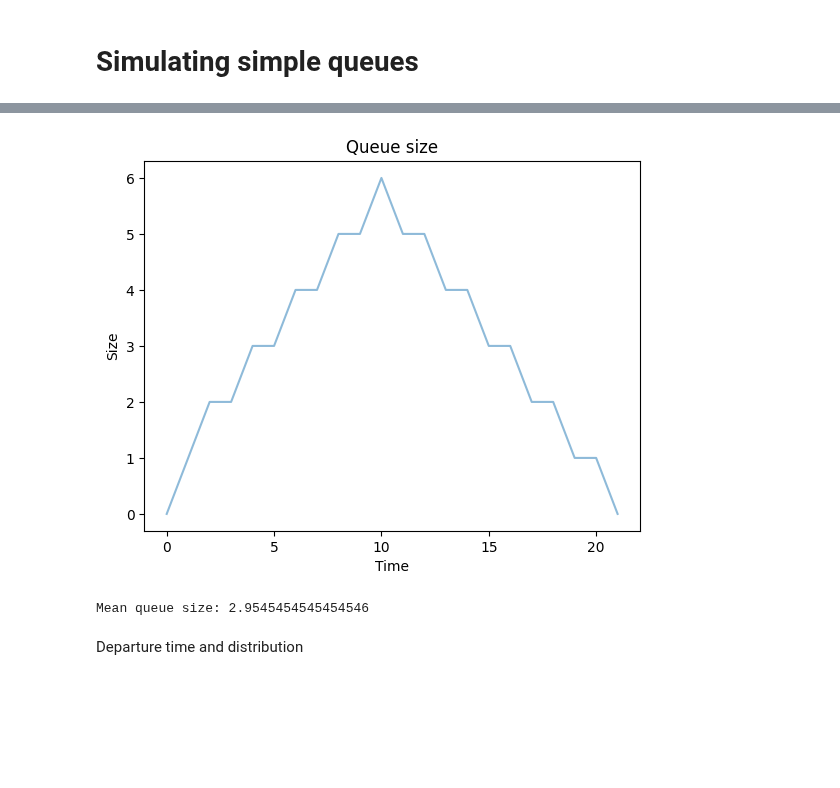
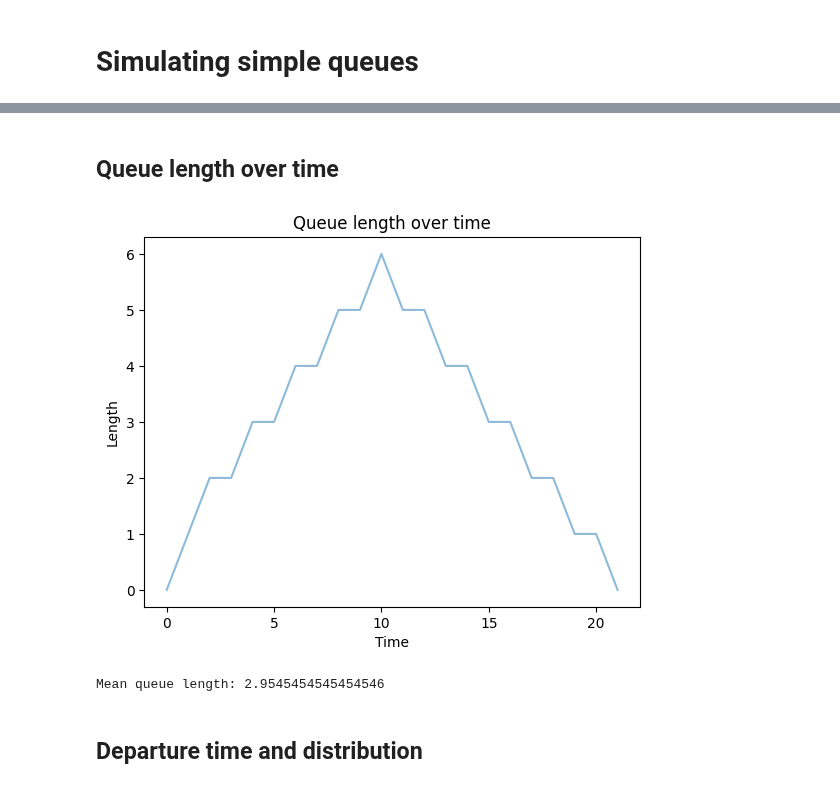
Before and after one commit to gitaroktato/queue-model-in-python, a Jupyter notebook: Untitled.ipynb, the cells around one changed output, grey strips where cells are left out. Drawn from its saved outputs; the diff is of its cells as text; code cells hidden in the pictures; blank space fills up the shorter version.

```diff
--- a/Untitled.ipynb
+++ b/Untitled.ipynb
@@ -24,20 +23,21 @@ Mean arrival time: 1.0
+# %% [markdown]
+## Queue length over time
 # %%
 from src.queue import Queue
 
 queue = Queue([1 for _ in range(0,10)], [2 for _ in range(0,10)])
 queue.process()
 
-plt.title("Queue size")
+plt.title("Queue length over time")
 plt.xlabel("Time")
-plt.ylabel("Size")
-plt.plot(queue.wait_times.tolist(), alpha=0.5)
+plt.ylabel("Length")
+plt.plot(queue.length.tolist(), alpha=0.5)
 plt.show()
-print(f'Mean queue size: {queue.wait_times.mean()}')
 
-plt.show()
+print(f'Mean queue length: {queue.length.mean()}')
 # %% [output]
-[figure, old version]
+[figure, new version]
-Mean queue size: 2.9545454545454546
+Mean queue length: 2.9545454545454546
 # %% [markdown]
-Departure time and distribution
+## Departure time and distribution
 # %%
```
Also changed, not shown: parts of 5 cells of this notebook, 2 other files.
